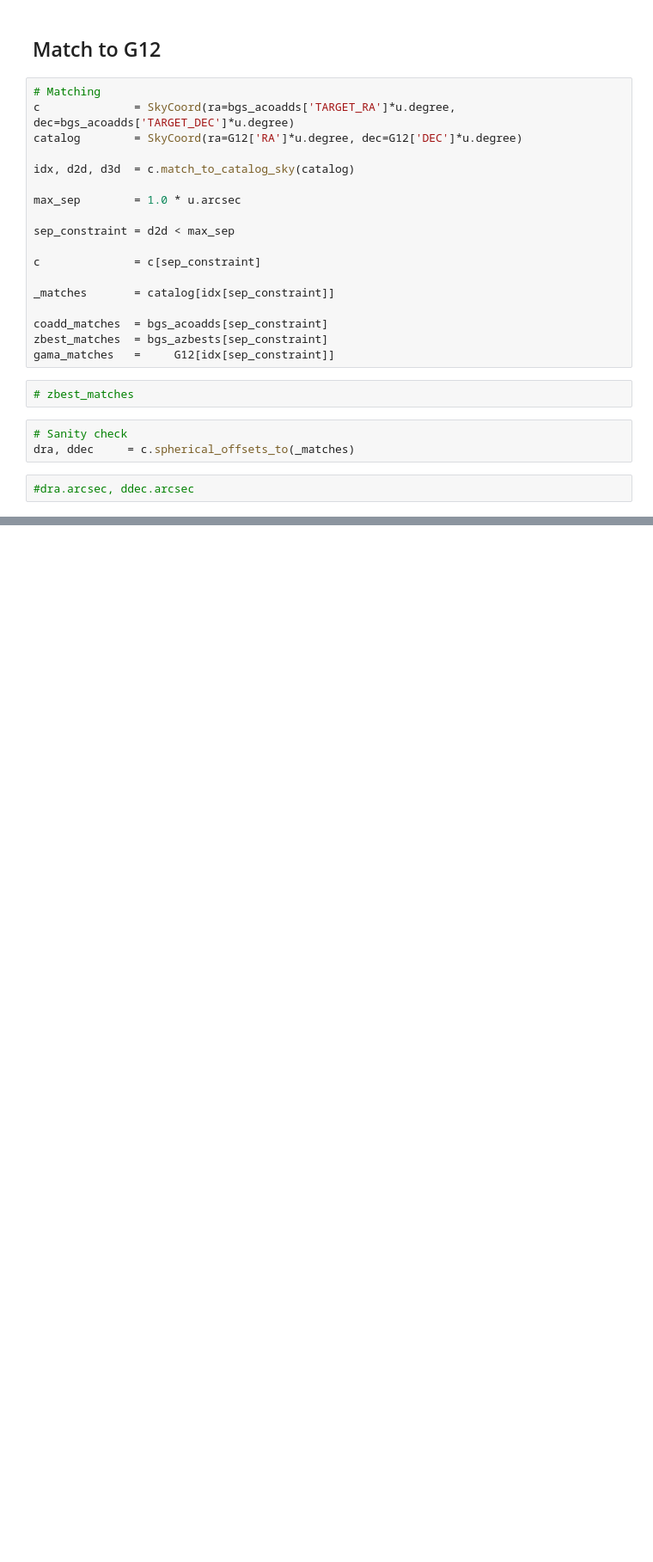
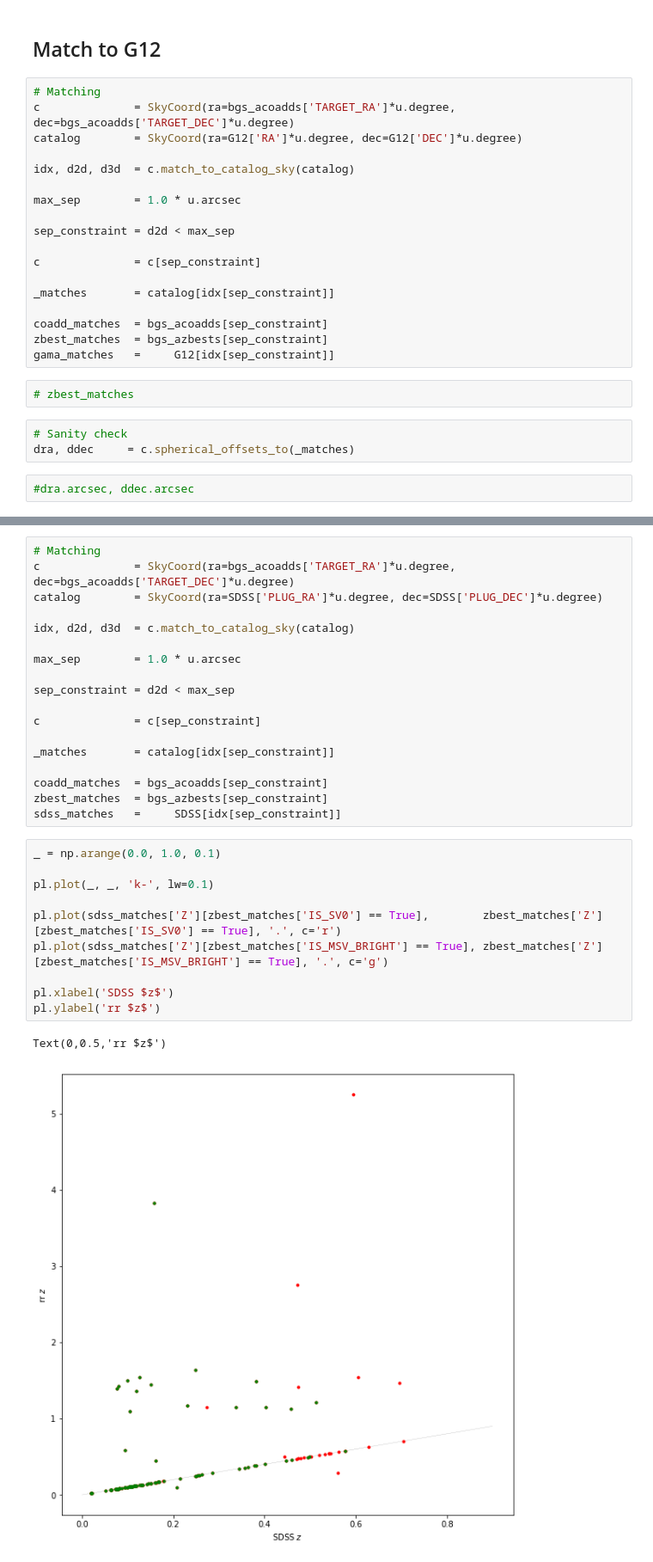
Before and after one commit to SgmAstro/MINISV, a Jupyter notebook: zs.ipynb, the cells around one changed output, grey strips where cells are left out. Shown at 86% size. Drawn from its saved outputs; the diff is of its cells as text; blank space fills up the shorter version.

```diff
--- a/zs.ipynb
+++ b/zs.ipynb
@@ -330,0 +384,31 @@ line = (zbest_matches['Z'] > 0.5)
+# %%
+# Matching
+c              = SkyCoord(ra=bgs_acoadds['TARGET_RA']*u.degree, dec=bgs_acoadds['TARGET_DEC']*u.degree)
+catalog        = SkyCoord(ra=SDSS['PLUG_RA']*u.degree, dec=SDSS['PLUG_DEC']*u.degree)
+
+idx, d2d, d3d  = c.match_to_catalog_sky(catalog)
+
+max_sep        = 1.0 * u.arcsec
+
+sep_constraint = d2d < max_sep
+
+c              = c[sep_constraint]
+
+_matches       = catalog[idx[sep_constraint]]
+
+coadd_matches  = bgs_acoadds[sep_constraint]
+zbest_matches  = bgs_azbests[sep_constraint]
+sdss_matches   =     SDSS[idx[sep_constraint]]
+# %%
+_ = np.arange(0.0, 1.0, 0.1)
+
+pl.plot(_, _, 'k-', lw=0.1)
+
+pl.plot(sdss_matches['Z'][zbest_matches['IS_SV0'] == True],        zbest_matches['Z'][zbest_matches['IS_SV0'] == True], '.', c='r')
+pl.plot(sdss_matches['Z'][zbest_matches['IS_MSV_BRIGHT'] == True], zbest_matches['Z'][zbest_matches['IS_MSV_BRIGHT'] == True], '.', c='g')
+
+pl.xlabel('SDSS $z$')
+pl.ylabel('rr $z$')
+# %% [output]
+Text(0,0.5,'rr $z$')
+[figure, added]
```
Also changed, not shown: parts of 29 cells of this notebook.
